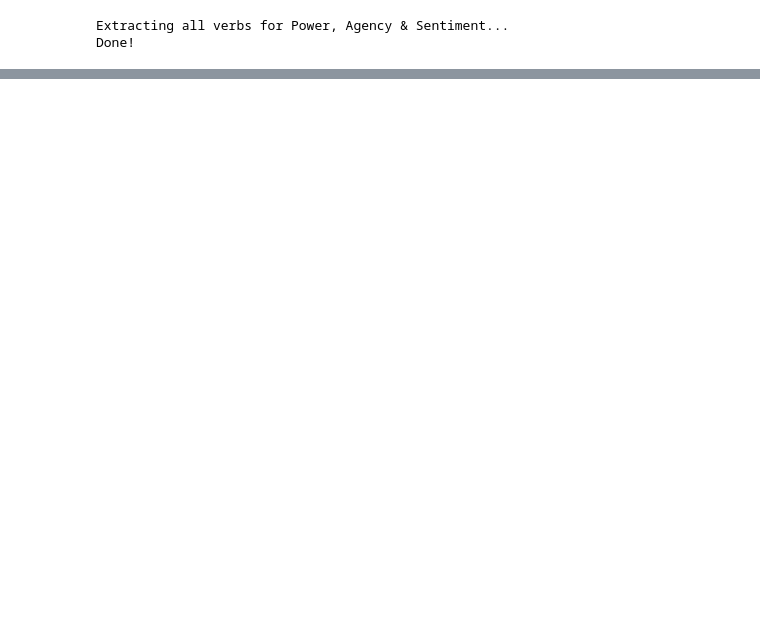
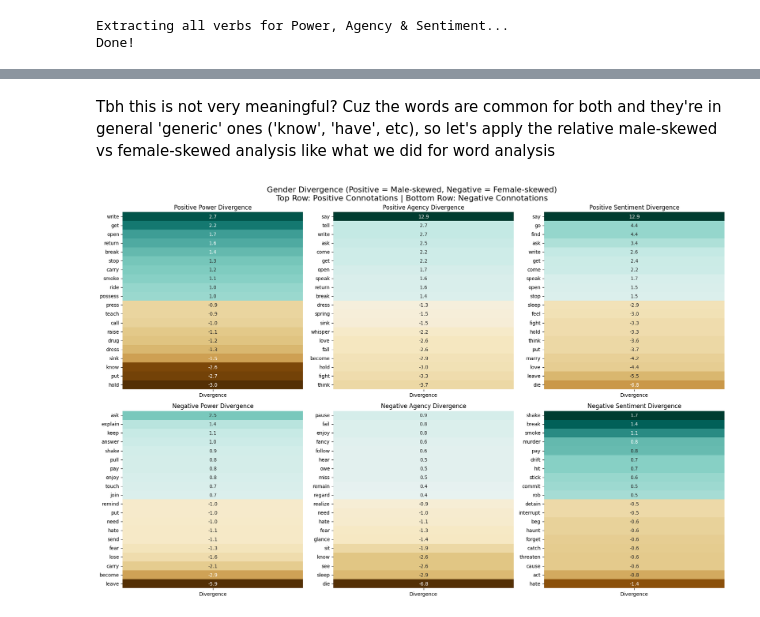
Before and after one commit to eglantine-vialaneix/opium-gutenberg, a Jupyter notebook: code/3_analysis/connotation_frame.ipynb, the cells around one changed output, grey strips where cells are left out. Cells and saved outputs as stored; diff of their text form; code cells hidden in the pictures; blank space fills up the shorter version.

```diff
--- a/code/3_analysis/connotation_frame.ipynb
+++ b/code/3_analysis/connotation_frame.ipynb
@@ -576,0 +495,48 @@ show_contexts('leave', 'Female', 'theme', num_samples=2)
+# %% [markdown]
+Tbh this is not very meaningful? Cuz the words are common for both and they're in general 'generic' ones ('know', 'have', etc), so let's apply the relative male-skewed vs female-skewed analysis like what we did for word analysis
+# %%
+def calculate_divergence_split(male_counter, female_counter, total_male, total_female):
+    all_verbs = set(male_counter.keys()).union(set(female_counter.keys()))
+    divergence = {}
+    for v in all_verbs:
+        male_freq = male_counter[v] / total_male * 1000 if total_male > 0 else 0
+        female_freq = female_counter[v] / total_female * 1000 if total_female > 0 else 0
+
+        if male_freq > 0.5 or female_freq > 0.5:
+            # Positive means more Male-skewed, Negative means more Female-skewed
+            divergence[v] = male_freq - female_freq
+    return divergence
+
+def plot_divergence_split(divergence_dict, title, ax, n=10):
+    sorted_verbs = sorted(divergence_dict.items(), key=lambda x: x[1], reverse=True)
+
+    if len(sorted_verbs) > 2 * n:
+        selected_verbs = [v for v, s in sorted_verbs[:n]] + [v for v, s in sorted_verbs[-n:]]
+    else:
+        selected_verbs = [v for v, s in sorted_verbs]
+
+    counts = [divergence_dict[v] for v in selected_verbs]
+    df_plot = pd.DataFrame({'Divergence': counts}, index=selected_verbs)
+
+    sns.heatmap(df_plot, annot=True, cmap='BrBG', center=0, cbar=False, fmt='.1f', ax=ax)
+    ax.set_title(title)
+    ax.set_ylabel('')
+
+fig, axes = plt.subplots(2, 3, figsize=(18, 12))
+fig.suptitle('Gender Divergence (Positive = Male-skewed, Negative = Female-skewed)\nTop Row: Positive Connotations | Bottom Row: Negative Connotations', fontsize=16)
+
+# Positive Drivers
+plot_divergence_split(calculate_divergence_split(male_high_power, female_high_power, total_male_actions, total_female_actions), 'Positive Power Divergence', axes[0, 0])
+plot_divergence_split(calculate_divergence_split(male_high_agency, female_high_agency, total_male_actions, total_female_actions), 'Positive Agency Divergence', axes[0, 1])
+plot_divergence_split(calculate_divergence_split(male_pos_sentiment, female_pos_sentiment, total_male_actions, total_female_actions), 'Positive Sentiment Divergence', axes[0, 2])
+
+# Negative Drivers
+plot_divergence_split(calculate_divergence_split(male_low_power, female_low_power, total_male_actions, total_female_actions), 'Negative Power Divergence', axes[1, 0])
+plot_divergence_split(calculate_divergence_split(male_low_agency, female_low_agency, total_male_actions, total_female_actions), 'Negative Agency Divergence', axes[1, 1])
+plot_divergence_split(calculate_divergence_split(male_neg_sentiment, female_neg_sentiment, total_male_actions, total_female_actions), 'Negative Sentiment Divergence', axes[1, 2])
+
+plt.tight_layout()
+plt.savefig('../../data/snippets/cf_divergence_split.png', dpi=150)
+plt.show()
+# %% [output]
+[figure, added]
```
Also changed, not shown: parts of 25 cells of this notebook, 4 other files.
